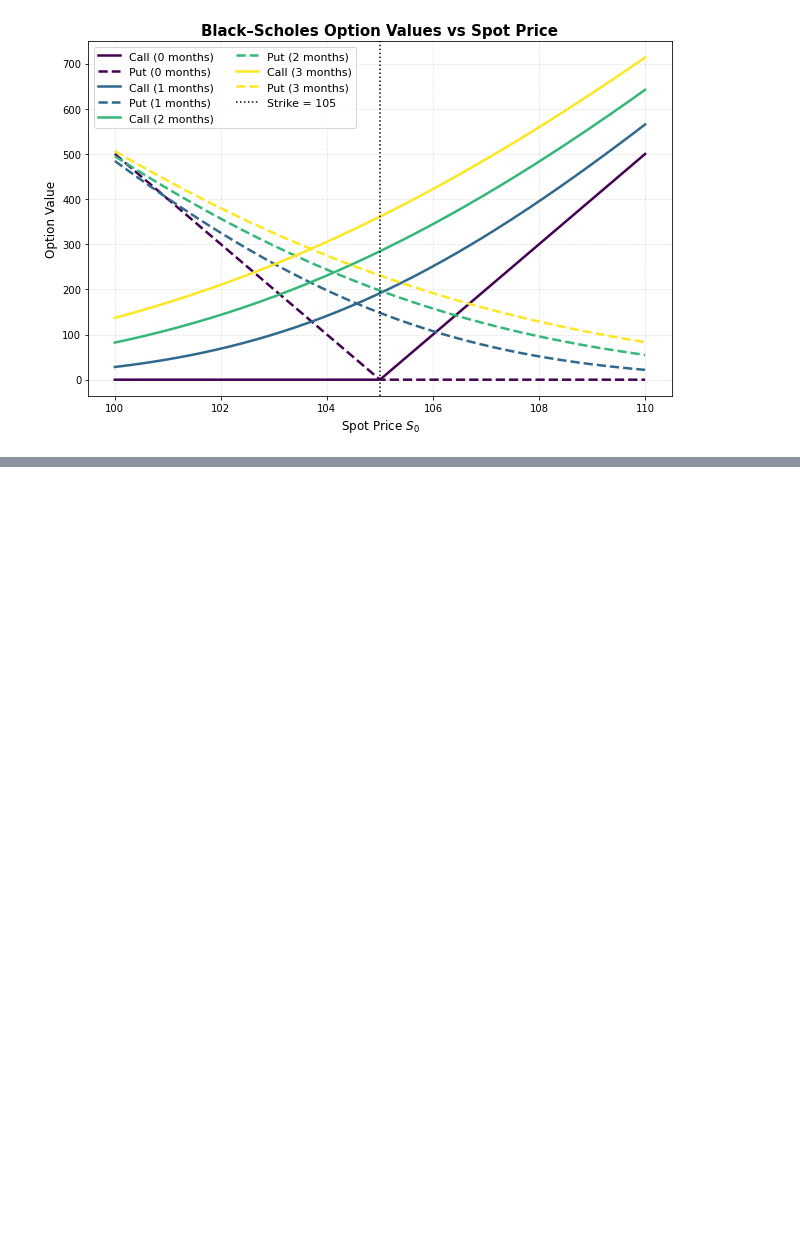
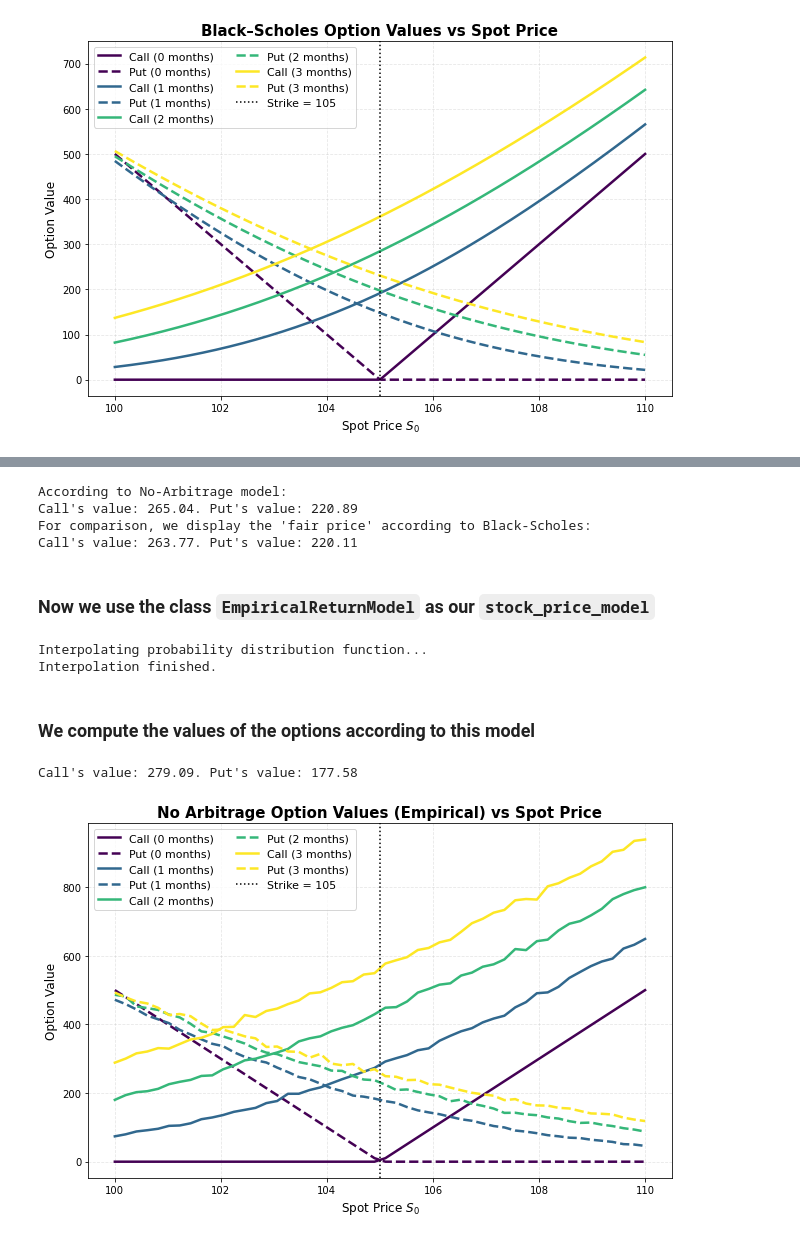
Before and after one commit to AlanZander26/price_models, a Jupyter notebook: examples/option_price_models.ipynb, the cells around one changed output, grey strips where cells are left out. Cells and saved outputs as stored; diff of their text form; code cells hidden in the pictures; blank space fills up the shorter version.

```diff
--- a/examples/option_price_models.ipynb
+++ b/examples/option_price_models.ipynb
@@ -65,0 +78,69 @@ plt.show()
+# %%
+S0 = 105
+T = 1/12 # 1 month out
+r = 0.05
+vol = 0.2
+N_paths = 100_000
+print("According to No-Arbitrage model:")
+print(f"Call's value: {nam_gbm_call.value(S0, T, vol=vol, r=r, N_paths=N_paths):.2f}. Put's value: {nam_gbm_put.value(S0, T, vol=vol, r=r, N_paths=N_paths):.2f}")
+print("For comparison, we display the 'fair price' according to Black-Scholes:")
+print(f"Call's value: {bsm_call.value(S0, T, vol=vol, r=r):.2f}. Put's value: {bsm_put.value(S0, T, vol=vol, r=r):.2f}")
+# %% [output]
+According to No-Arbitrage model:
+Call's value: 265.04. Put's value: 220.89
+For comparison, we display the 'fair price' according to Black-Scholes:
+Call's value: 263.77. Put's value: 220.11
+# %% [markdown]
+### Now we use the class `EmpiricalReturnModel` as our `stock_price_model`
+# %%
+data = pd.read_csv("SPY_close_price.csv") # Upload data
+data = data["Close"]
+emp = price_models.EmpiricalReturnModel(data, period="day") # Define model based on historical data
+
+nam_emp_call = price_models.NoArbitrageModel(strike, "C", emp) # Call option
+nam_emp_put = price_models.NoArbitrageModel(strike, "P", emp) # Put option
+# %% [output]
+Interpolating probability distribution function...
+Interpolation finished.
+# %% [markdown]
+### We compute the values of the options according to this model
+# %%
+print(f"Call's value: {nam_emp_call.value(S0, T, r=r, N_paths=N_paths, method='kde'):.2f}. Put's value: {nam_emp_put.value(S0, T, r=r, N_paths=N_paths, method='kde'):.2f}")
+# %% [output]
+Call's value: 279.09. Put's value: 177.58
+# %%
+# Parameters
+S0_arr = np.linspace(100, 110, 50)  # spot prices
+r = 0.05
+T_arr = np.array([0, 1, 2, 3]) / 12   # 1, 2, 3 months in years
+strike = 105  # strike
+N_paths=10_000
+
+# Colormap for different maturities
+colors = cm.viridis(np.linspace(0, 1, len(T_arr)))
+
+plt.figure(figsize=(9, 6))
+
+for i, T in enumerate(T_arr):
+    for S0 in S0_arr:
+        call_vals = [nam_emp_call.value(S0, T, r=r, N_paths=N_paths, method="kde") for S0 in S0_arr]
+        put_vals = [nam_emp_put.value(S0, T, r=r, N_paths=N_paths, method="kde") for S0 in S0_arr]
+
+    # same color, solid = call, dashed = put
+    plt.plot(S0_arr, call_vals, color=colors[i], linestyle="-", linewidth=2.5, label=f"Call ({i} months)")
+    plt.plot(S0_arr, put_vals, color=colors[i], linestyle="--", linewidth=2.5, label=f"Put ({i} months)")
+
+# Strike reference line
+plt.axvline(strike, color="black", linestyle=":", linewidth=1.5, label=f"Strike = {strike}")
+
+# Formatting
+plt.title("No Arbitrage Option Values (Empirical) vs Spot Price", fontsize=15, weight="bold")
+plt.xlabel("Spot Price $S_0$", fontsize=12)
+plt.ylabel("Option Value", fontsize=12)
+plt.grid(alpha=0.3, linestyle="--")
+plt.legend(fontsize=11, ncol=2)
+plt.tight_layout()
+plt.savefig("no_arbitrage_options.png", dpi=300)
+plt.show()
+# %% [output]
+[figure, added]
```
Also changed, not shown: parts of 8 cells of this notebook, 10 other files.
